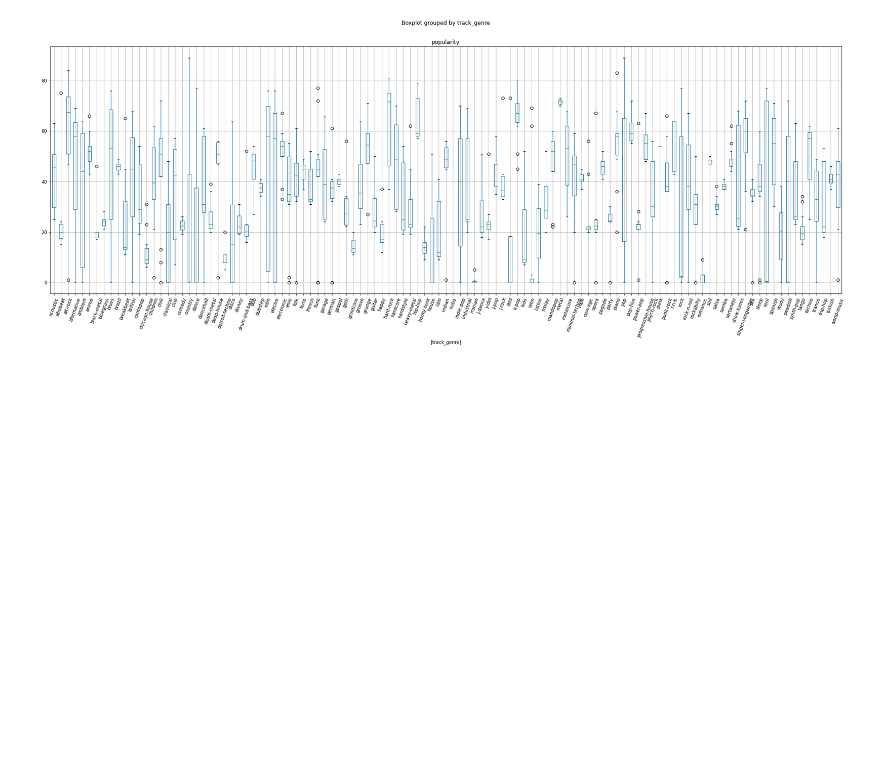
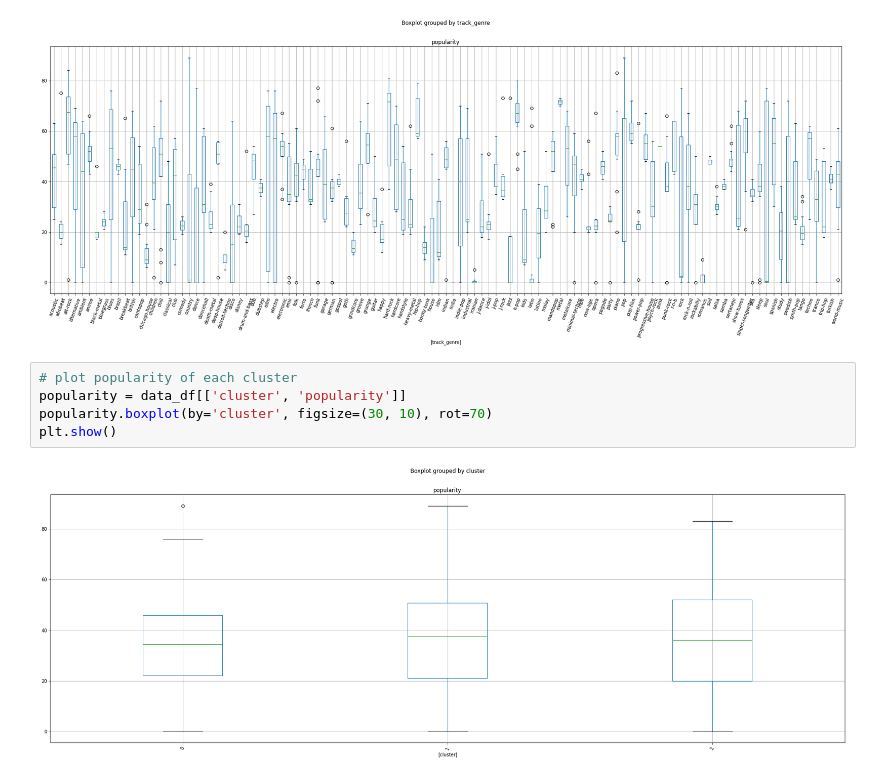
Before and after one commit to kev-ae/ds1-course_project, a Jupyter notebook: cluster.ipynb, the cells around one changed output. Cells and saved outputs as stored; diff of their text form; blank space fills up the shorter version.

```diff
--- a/cluster.ipynb
+++ b/cluster.ipynb
@@ -79,3 +67,10 @@ genre.boxplot(by='track_genre', figsize=(30, 10), rot=70)
 plt.show()
 # %% [output]
 [figure]
+# %%
+# plot popularity of each cluster
+popularity = data_df[['cluster', 'popularity']]
+popularity.boxplot(by='cluster', figsize=(30, 10), rot=70)
+plt.show()
+# %% [output]
+[figure, added]
```
Also changed, not shown: parts of 4 cells of this notebook.
